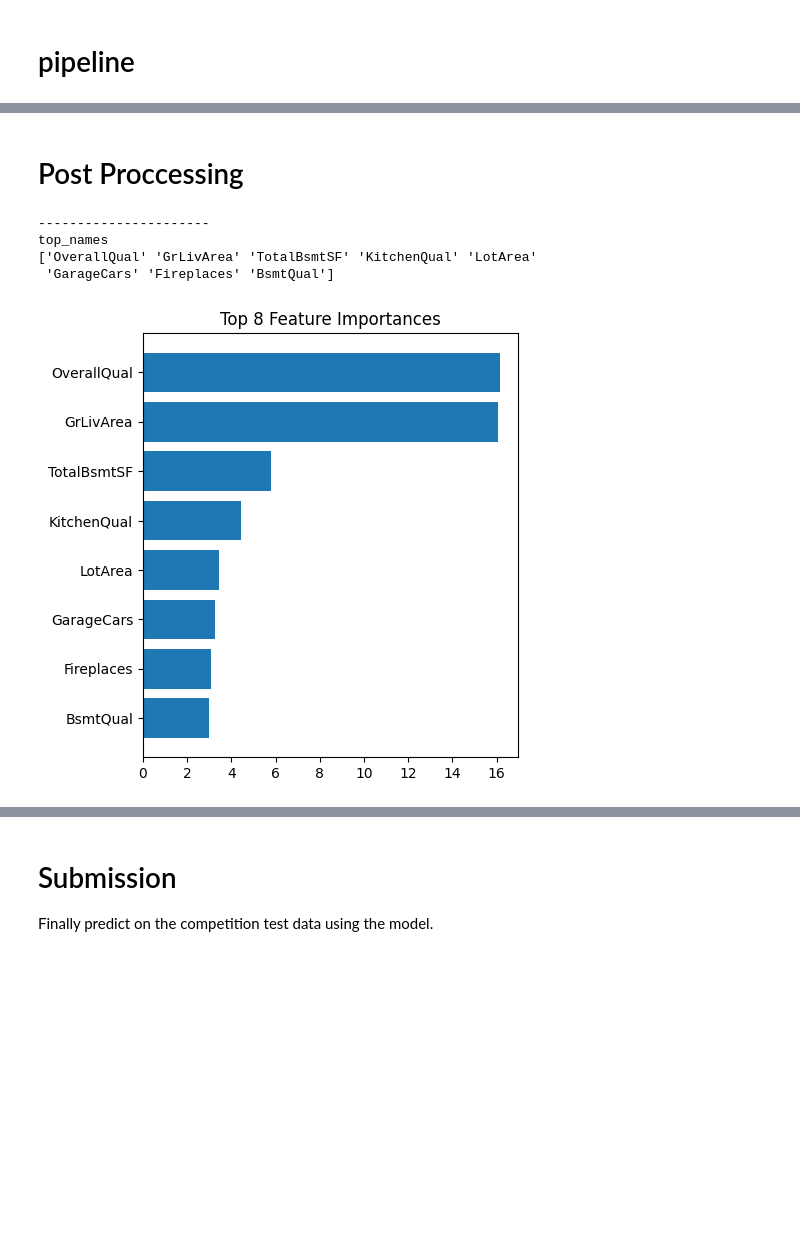
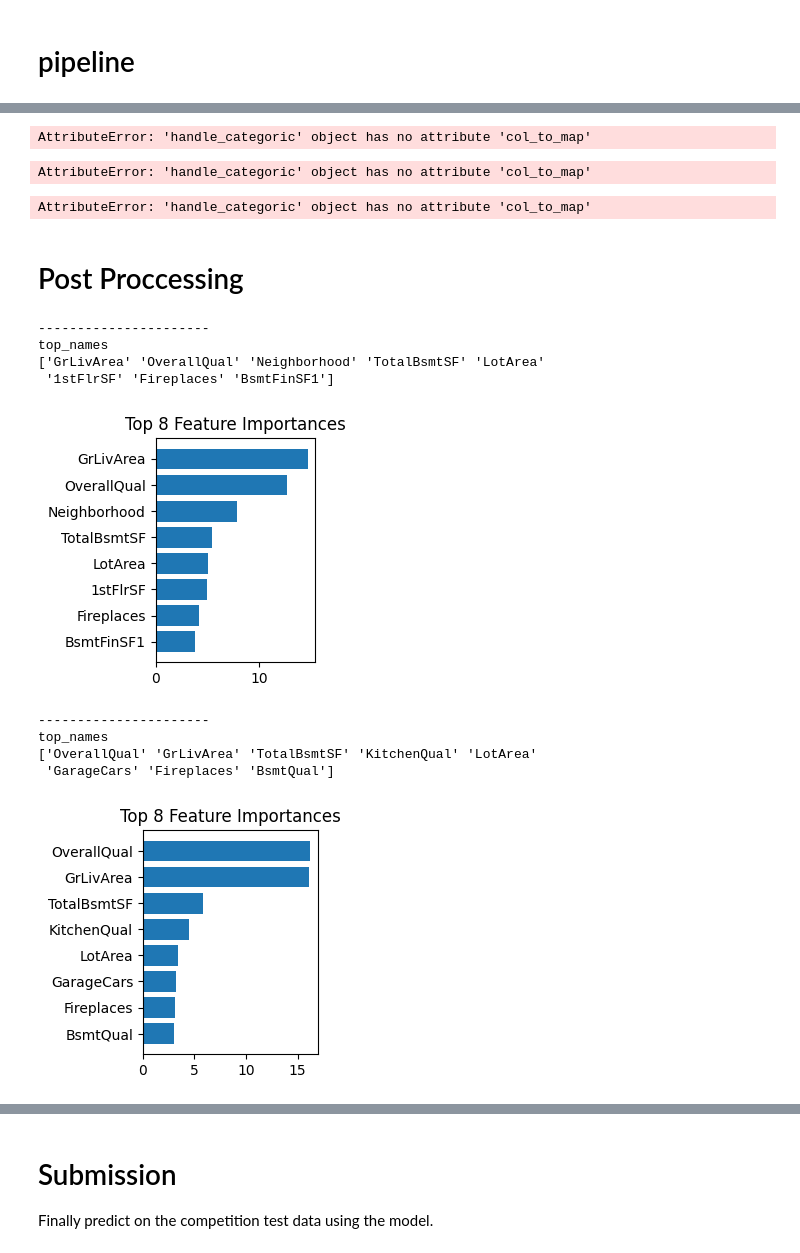
Before and after one commit to talbrend/JET, a Jupyter notebook: Model_JET.ipynb, the cells around one changed output, grey strips where cells are left out. Cells and saved outputs as stored; diff of their text form; code cells hidden in the pictures; blank space fills up the shorter version.

Commit message:
Added 2 numeric features trans

```diff
--- a/Model_JET.ipynb
+++ b/Model_JET.ipynb
@@ -380,5 +324,5 @@ NA      No Basement
 # %%
-def categoric_to_numeric_maping(df,MinRatioPerGroup = 10, verbose=False):
+def categoric_to_numeric_maping(df,MinRatioPerGroup = 10 ,verbose=False):
     #df = pd.DataFrame({'col': cols, 'val': vals, 'ymean': ymean, 'ystd': ystd,'number': numbers, 'ratio': ratios})
     MinRatioPerGroup = 100/np.floor(100/MinRatioPerGroup)
     # diveide to groups
@@ -414,9 +358,13 @@ def categoric_to_numeric_maping(df,MinRatioPerGroup = 10, verbose=False):
 
 # Example usage:
 # Assuming `df` is your DataFrame as shown in the image
-def categoric_to_numeric_fit(X,y,categortic_config_params,cols=None,verbose=False):
+def categoric_to_numeric_fit(X,y,categortic_config_params,cols=None, JustCategoric=True,verbose=False):
     MinRatioPerGroup = categortic_config_params['MinRatioPerGroup']
-    exist_cols = X.select_dtypes(include=['O']).columns.tolist()
+    if JustCategoric==True:
+        exist_cols = X.select_dtypes(include=['O']).columns.tolist()
+    else:
+        exist_cols = X.columns.tolist()
+
     if cols is None:
         cols = exist_cols
     else:
@@ -443,8 +391,13 @@ if 1:
     categortic_config_params1['MinRatioPerGroup'] = 15
     categortic_config_params1['replaceby'] = 'ymean' #'ymean', 'group_nember'
     cols = manual_feature_importance['high']
-    categoric_map = categoric_to_numeric_fit(X,y,categortic_config_params1,cols=cols,verbose=False)
+    categoric_map = categoric_to_numeric_fit(X,y,categortic_config_params1,cols=cols,JustCategoric=True,verbose=False)
     X_numeric = categoric_to_numeric_transform(X,categoric_map,verbose=False)
+
+    col_to_map_num = ['MoSold','MSSubClass']
+    categoric_map_num = categoric_to_numeric_fit(X_numeric,y,categortic_config_params1,cols=col_to_map_num,JustCategoric=False,verbose=False)
+    X_numeric = categoric_to_numeric_transform(X_numeric,categoric_map_num,verbose=False)
+
     col_object1 = X.select_dtypes(include=['O']).columns.tolist()
     col_object2 = X_numeric.select_dtypes(include=['O']).columns.tolist()
     print(len(col_object1),len(col_object2))
@@ -691,15 +644,20 @@ class handle_categoric(BaseEstimator, TransformerMixin):
         self.col_numeric = None
         self.verbose = verbose
         self.col_object = None
-        self.col_to_map = col_to_map
+        self.col_to_map_num = ['MoSold','MSSubClass']
+        self.categoric_map_num = None
         self.categortic_config_params = categortic_config_params
     def fit(self, X, y=None):
         printt('','In categoric fit',verbose=self.verbose)
         self.col_numeric = X.select_dtypes(include=['float64', 'int64']).columns.tolist()
         self.col_object = X.select_dtypes(include=['O']).columns.tolist()
-        col_to_map = manual_feature_importance['high']
+        #col_to_map = manual_feature_importance['high']
         col_to_map = self.col_object
-        self.categoric_map  = categoric_to_numeric_fit(X,y,self.categortic_config_params,cols=col_to_map,verbose=self.verbose)
+        self.categoric_map  = categoric_to_numeric_fit(X,y,self.categortic_config_params,cols=col_to_map,JustCategoric=True,verbose=self.verbose)
+        self.categoric_map_num = categoric_to_numeric_fit(X_numeric,y,categortic_config_params1,cols=self.col_to_map_num,JustCategoric=False,verbose=False)
+
+
+
         return self
 
     def transform(self, X):
@@ -716,6 +674,7 @@ class handle_categoric(BaseEstimator, TransformerMixin):
 
         if self.categortic_config_params['drop_categoric'] == 'TransformAll':
             X = categoric_to_numeric_transform(X,self.categoric_map,verbose=self.verbose)
+            X = categoric_to_numeric_transform(X,self.categoric_map_num,verbose=self.verbose)
             col_numeric = X.select_dtypes(include=['float64', 'int64']).columns.tolist()
             X = X.loc[:, col_numeric]
 
@@ -746,9 +705,9 @@ def terget_manipulation(y,take_log_target=0,verbose=False):
 # Config params
 # %%
 categortic_config_params = dict()
-categortic_config_params['MinRatioPerGroup'] = 3
+categortic_config_params['MinRatioPerGroup'] = 10
 categortic_config_params['replaceby'] = 'ymean' #'ymean', 'group_nember'
-categortic_config_params['categoric_to_replace'] ='just_high' # 'All','from_low_to_high','from_med_to_high','just_high'
+#categortic_config_params['categoric_to_replace'] ='just_high' # 'All','from_low_to_high','from_med_to_high','just_high'
 categortic_config_params['drop_categoric'] = 'TransformAll' #'KeepAll','KeepJustOrdered','TransformAll','DropAll', KeepAll is the best option
 
 Config_params = dict()
@@ -803,6 +762,8 @@ def create_pipeline(config_params):
 models = ['CatBoost'] #['DecisionTree', 'CatBoost']
 drop_categoric_options = ['DropAll','TransformAll','KeepAll'] #'KeepAll','KeepJustOrdered','DropAll','TransformAll'
 
+i=0
+pipelines = {}
 for model in models:
     for drop_categoric in drop_categoric_options:
             Config_params["model"] = model
@@ -821,6 +782,8 @@ for model in models:
             # check errors
             rms_log = np.sqrt(mean_squared_error(np.log(y_validation), np.log(y_pred)))
             print(f"logRMS = {rms_log:.5f}")
+            pipelines[i] = pipeline
+            i=i+1
 
 if 0: print('\n'.join(f"{col}: {title}" for col, title in Config_params.items()))
 
@@ -833,6 +796,12 @@ logRMS = 0.13303
 Pipeline created for model: CatBoost, drop_categoric: KeepAll
 logRMS = 0.13107
 [figure]
+# %%
+pipeline
+# %% [output]
+AttributeError: 'handle_categoric' object has no attribute 'col_to_map'
+AttributeError: 'handle_categoric' object has no attribute 'col_to_map'
+AttributeError: 'handle_categoric' object has no attribute 'col_to_map'
 # %% [markdown]
 # Post Proccessing
 # %%
@@ -845,35 +814,41 @@ def Post_Proccessing(pipeline):
     sorted_indices = np.argsort(feature_importances)[::-1]
 
     # Limit to first 8 features
     top_indices = sorted_indices[:8]
     top_importances = feature_importances[top_indices]
     top_names = np.array(feature_names)[top_indices]
 
     printt(top_names,'top_names')
     #print_features(X,y,top_names)
     # Plot
-    plt.figure(figsize=(5, 5))
+    plt.figure(figsize=(3, 3))
     plt.title("Top 8 Feature Importances")
     plt.barh(range(len(top_importances)), top_importances, align="center")
     plt.yticks(range(len(top_importances)), top_names)
     plt.gca().invert_yaxis()  # Invert y-axis to have the feature with the highest importance on top
     plt.tight_layout()
     plt.show()
 
 def Post_Proccessing_shap(pipeline):
     model = pipeline.named_steps['reg']
 
     # Calculate SHAP values
     explainer = shap.TreeExplainer(model)
     shap_values = explainer.shap_values(X_train)
 
     # Summarize the effects of all the features
     shap.summary_plot(shap_values, X_train, plot_type="bar")
 
-Post_Proccessing(pipeline)
+Post_Proccessing(pipelines[1])
+Post_Proccessing(pipelines[2])
 # %% [output]
 ----------------------
 top_names
-['OverallQual' 'GrLivArea' 'TotalBsmtSF' 'KitchenQual' 'LotArea'
- 'GarageCars' 'Fireplaces' 'BsmtQual']
+['GrLivArea' 'OverallQual' 'Neighborhood' 'TotalBsmtSF' 'LotArea'
+ '1stFlrSF' 'Fireplaces' 'BsmtFinSF1']
-[figure, old version]
+[figure, new version]
+----------------------
+top_names
+['OverallQual' 'GrLivArea' 'TotalBsmtSF' 'KitchenQual' 'LotArea'
+ 'GarageCars' 'Fireplaces' 'BsmtQual']
+[figure, added]
```
Also changed, not shown: parts of 6 cells of this notebook.
